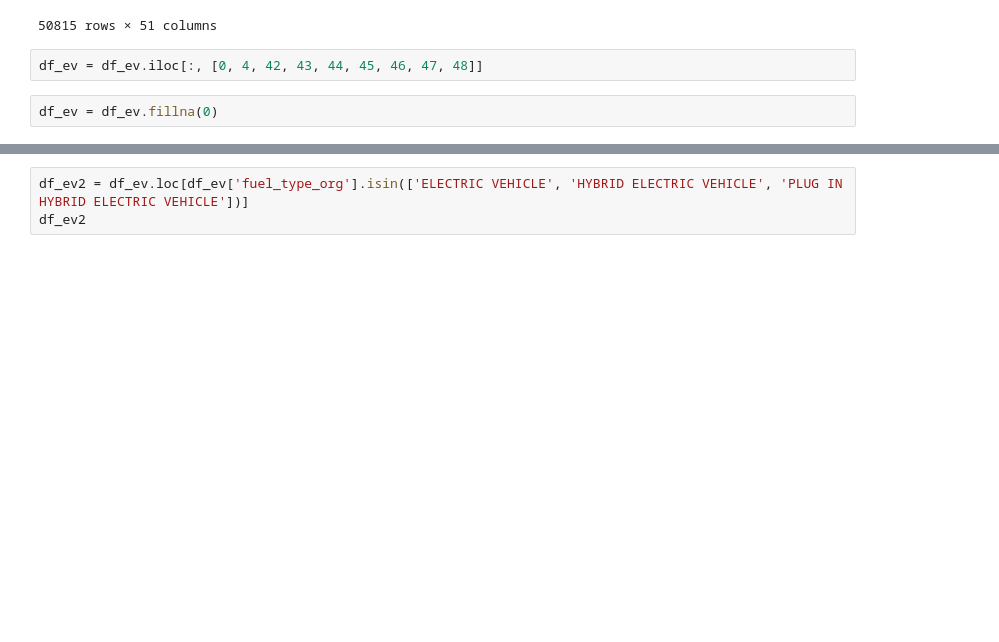
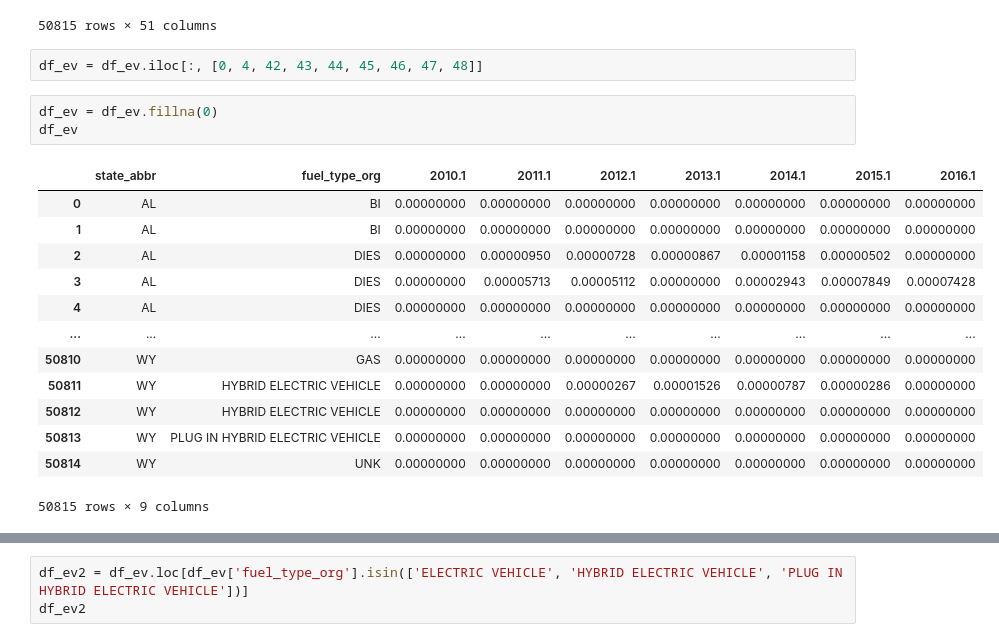
Before and after one commit to monal20/Neueda2023, a Jupyter notebook: Analysis.ipynb, the cells around one changed output, grey strips where cells are left out. Drawn from its saved outputs; the diff is of its cells as text; blank space fills up the shorter version.

```diff
--- a/Analysis.ipynb
+++ b/Analysis.ipynb
@@ -41,3 +41,18 @@ df_ev
 df_ev = df_ev.iloc[:, [0, 4, 42, 43, 44, 45, 46, 47, 48]]
 # %%
 df_ev = df_ev.fillna(0)
+df_ev
+# %% [output]
+|  | state_abbr | fuel_type_org | 2010.1 | 2011.1 | 2012.1 | 2013.1 | 2014.1 | 2015.1 | 2016.1 |
+| 0 | AL | BI | 0.00000000 | 0.00000000 | 0.00000000 | 0.00000000 | 0.00000000 | 0.00000000 | 0.00000000 |
+| 1 | AL | BI | 0.00000000 | 0.00000000 | 0.00000000 | 0.00000000 | 0.00000000 | 0.00000000 | 0.00000000 |
+| 2 | AL | DIES | 0.00000000 | 0.00000950 | 0.00000728 | 0.00000867 | 0.00001158 | 0.00000502 | 0.00000000 |
+| 3 | AL | DIES | 0.00000000 | 0.00005713 | 0.00005112 | 0.00000000 | 0.00002943 | 0.00007849 | 0.00007428 |
+| 4 | AL | DIES | 0.00000000 | 0.00000000 | 0.00000000 | 0.00000000 | 0.00000000 | 0.00000000 | 0.00000000 |
+| ... | ... | ... | ... | ... | ... | ... | ... | ... | ... |
+| 50810 | WY | GAS | 0.00000000 | 0.00000000 | 0.00000000 | 0.00000000 | 0.00000000 | 0.00000000 | 0.00000000 |
+| 50811 | WY | HYBRID ELECTRIC VEHICLE | 0.00000000 | 0.00000000 | 0.00000267 | 0.00001526 | 0.00000787 | 0.00000286 | 0.00000000 |
+| 50812 | WY | HYBRID ELECTRIC VEHICLE | 0.00000000 | 0.00000000 | 0.00000000 | 0.00000000 | 0.00000000 | 0.00000000 | 0.00000000 |
+| 50813 | WY | PLUG IN HYBRID ELECTRIC VEHICLE | 0.00000000 | 0.00000000 | 0.00000000 | 0.00000000 | 0.00000000 | 0.00000000 | 0.00000000 |
+| 50814 | WY | UNK | 0.00000000 | 0.00000000 | 0.00000000 | 0.00000000 | 0.00000000 | 0.00000000 | 0.00000000 |
+50815 rows × 9 columns
```
Also changed, not shown: parts of 4 cells of this notebook, 1 other file.
